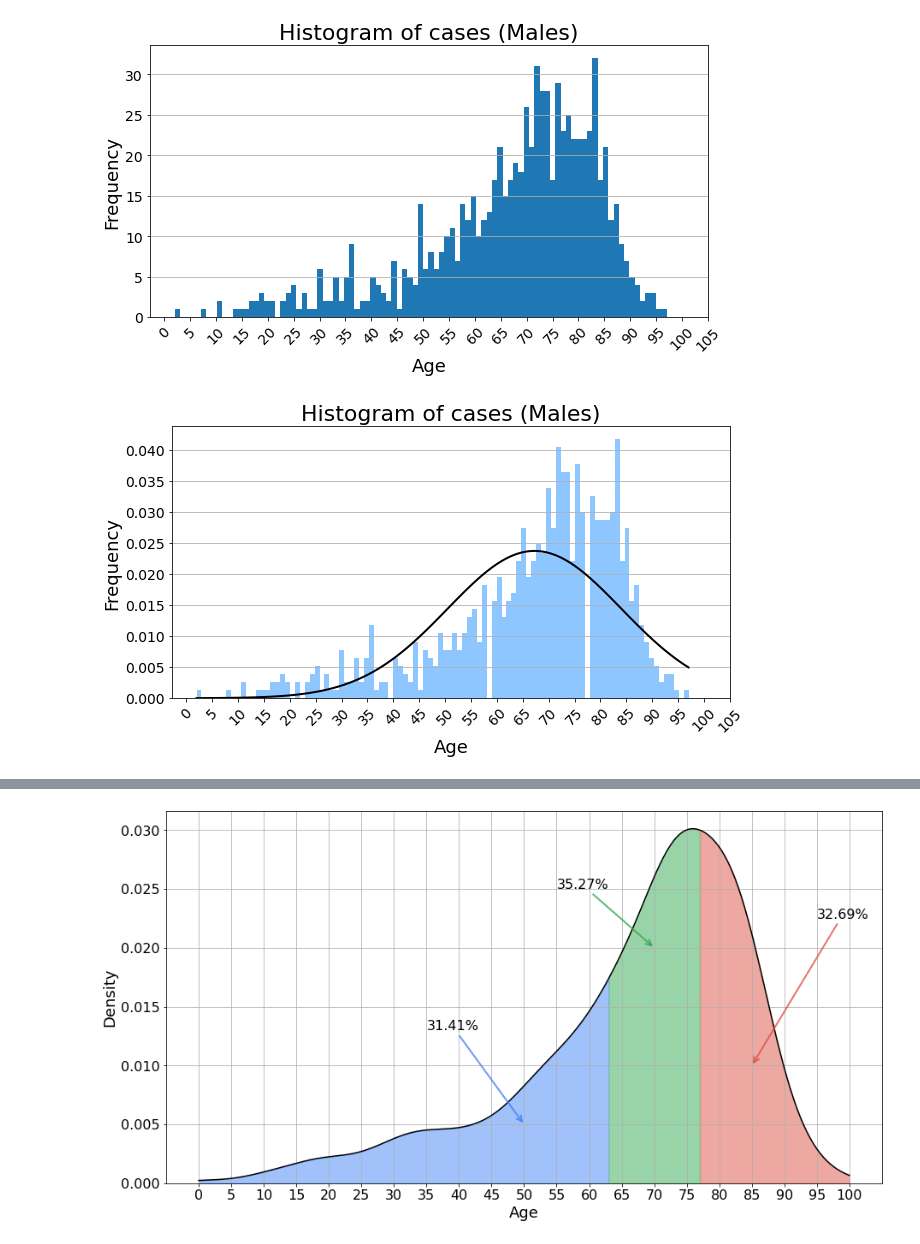
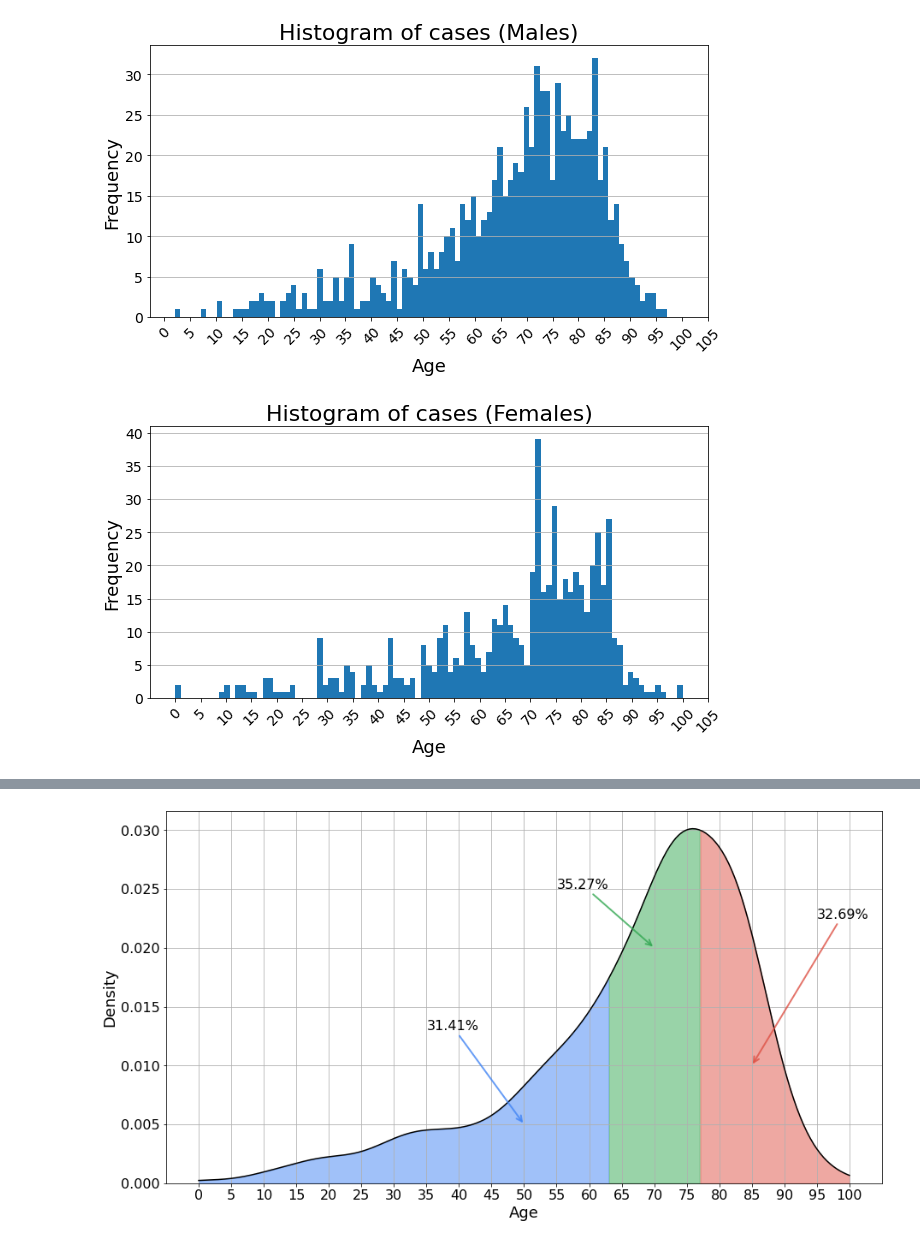
Before and after one commit to dsainidis/MBD-Prediction, a Jupyter notebook: Greece/notebooks/GR_WNV_2010-2021_Data_Exploration.ipynb, the cells around one changed output, grey strips where cells are left out. Drawn from its saved outputs; the diff is of its cells as text; code cells hidden in the pictures.

```diff
--- a/Greece/notebooks/GR_WNV_2010-2021_Data_Exploration.ipynb
+++ b/Greece/notebooks/GR_WNV_2010-2021_Data_Exploration.ipynb
@@ -339,19 +337,14 @@ ax.yaxis.grid(True)
 # %% [output]
 [figure]
 # %%
-data_plot = data['age'][data['sex'] == 'm']
-
 fig, ax = plt.subplots(1, figsize=(10,5))
-_, bins, _ = plt.hist(data_plot, 100, density=1, alpha=0.5, color='dodgerblue')
-mn, std = scipy.stats.norm.fit(data_plot)
-y_curve = scipy.stats.norm.pdf(bins, mn, std)
-ax = plt.plot(bins, y_curve, 'black', lw = 2)
+ax = data['age'][data['sex'] == 'f'].plot.hist(bins = 93)
 x_t = plt.xticks(np.arange(0, 110, step = 5), size = 14, rotation = 45)
 y_t = plt.yticks(size = 14)
 x_l =  plt.xlabel('Age', size = 18)
 y_l  = plt.ylabel('Frequency', size = 18)
-title = plt.title('Histogram of cases (Males)', size = 22)
+title = plt.title('Histogram of cases (Females)', size = 22)
 ax = plt.gca()
 ax.yaxis.grid(True)
 # %% [output]
-[figure, old version]
+[figure, new version]
```
Also changed, not shown: parts of 5 cells of this notebook, 14 other files.
